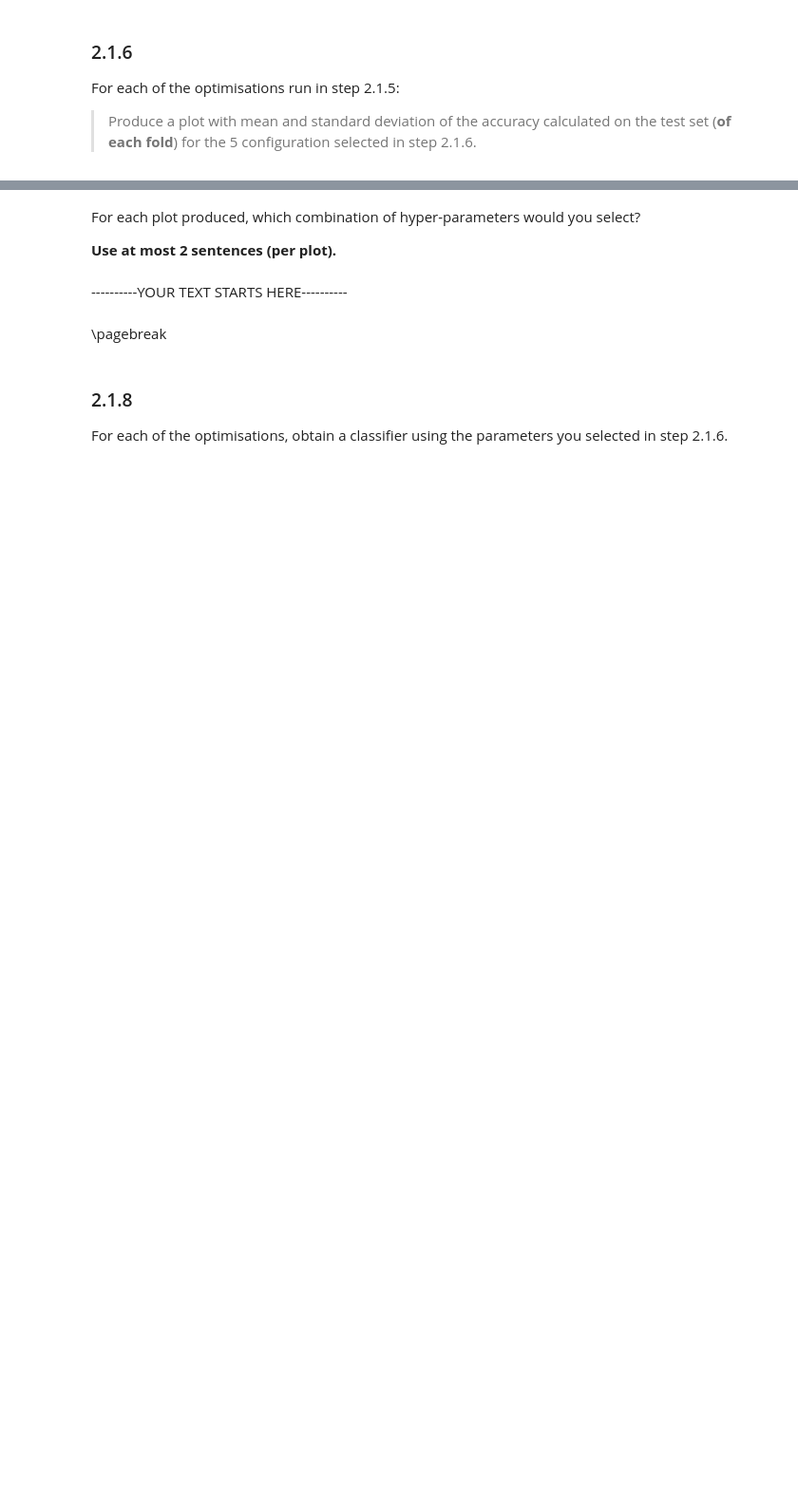
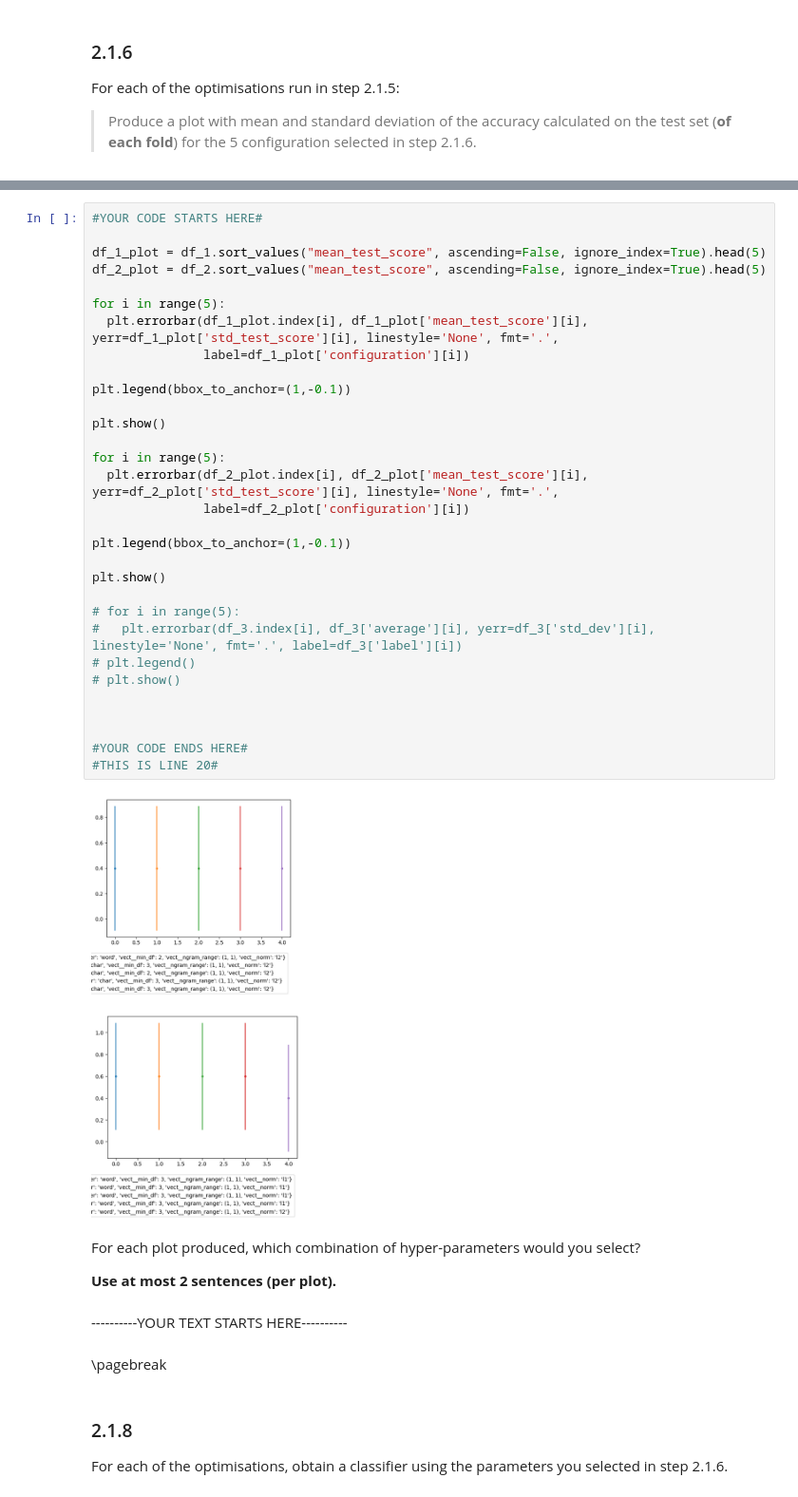
Before and after one commit to Joanna-O-Ben/ADM23_HW1, a Jupyter notebook: HW3/DMT2023_HW3_part_2.ipynb, the cells around one changed output, grey strips where cells are left out. Shown at 95% size. Saved outputs shown, nothing was run; the diff lists cells and outputs as text; blank space fills up the shorter version.

```diff
--- a/HW3/DMT2023_HW3_part_2.ipynb
+++ b/HW3/DMT2023_HW3_part_2.ipynb
@@ -1073,3 +1075,37 @@ plt.show()
+# %%
+#YOUR CODE STARTS HERE#
+
+df_1_plot = df_1.sort_values("mean_test_score", ascending=False, ignore_index=True).head(5)
+df_2_plot = df_2.sort_values("mean_test_score", ascending=False, ignore_index=True).head(5)
+
+for i in range(5):
+  plt.errorbar(df_1_plot.index[i], df_1_plot['mean_test_score'][i], yerr=df_1_plot['std_test_score'][i], linestyle='None', fmt='.',
+               label=df_1_plot['configuration'][i])
+
+plt.legend(bbox_to_anchor=(1,-0.1))
+
+plt.show()
+
+for i in range(5):
+  plt.errorbar(df_2_plot.index[i], df_2_plot['mean_test_score'][i], yerr=df_2_plot['std_test_score'][i], linestyle='None', fmt='.',
+               label=df_2_plot['configuration'][i])
+
+plt.legend(bbox_to_anchor=(1,-0.1))
+
+plt.show()
+
+# for i in range(5):
+#   plt.errorbar(df_3.index[i], df_3['average'][i], yerr=df_3['std_dev'][i], linestyle='None', fmt='.', label=df_3['label'][i])
+# plt.legend()
+# plt.show()
+
+
+
+#YOUR CODE ENDS HERE#
+#THIS IS LINE 20#
+# %% [output]
+[figure, added]
+[figure, added]
 # %% [markdown]
 For each plot produced, which combination of hyper-parameters would you select?
 
```
Also changed, not shown: parts of 8 cells of this notebook.
